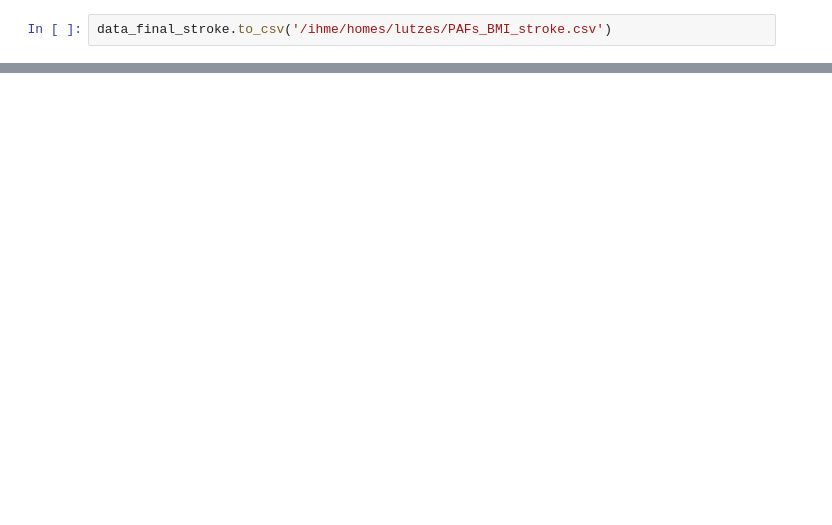
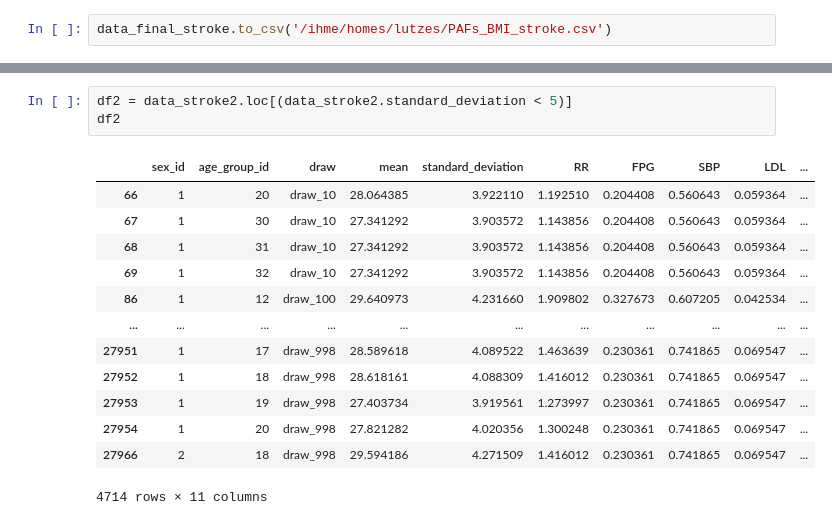
Before and after one commit to ihmeuw/vivarium_research_nih_us_cvd, a Jupyter notebook: PAF_calculations.ipynb, the cells around one changed output, grey strips where cells are left out. Saved outputs shown, nothing was run; the diff lists cells and outputs as text; blank space fills up the shorter version.

```diff
--- a/PAF_calculations.ipynb
+++ b/PAF_calculations.ipynb
@@ -619,0 +674,17 @@ data_final_stroke.to_csv('/ihme/homes/lutzes/PAFs_BMI_stroke.csv')
+# %%
+df2 = data_stroke2.loc[(data_stroke2.standard_deviation < 5)]
+df2
+# %% [output]
+|  | sex_id | age_group_id | draw | mean | standard_deviation | RR | FPG | SBP | LDL | ... |
+| 66 | 1 | 20 | draw_10 | 28.064385 | 3.922110 | 1.192510 | 0.204408 | 0.560643 | 0.059364 | ... |
+| 67 | 1 | 30 | draw_10 | 27.341292 | 3.903572 | 1.143856 | 0.204408 | 0.560643 | 0.059364 | ... |
+| 68 | 1 | 31 | draw_10 | 27.341292 | 3.903572 | 1.143856 | 0.204408 | 0.560643 | 0.059364 | ... |
+| 69 | 1 | 32 | draw_10 | 27.341292 | 3.903572 | 1.143856 | 0.204408 | 0.560643 | 0.059364 | ... |
+| 86 | 1 | 12 | draw_100 | 29.640973 | 4.231660 | 1.909802 | 0.327673 | 0.607205 | 0.042534 | ... |
+| ... | ... | ... | ... | ... | ... | ... | ... | ... | ... | ... |
+| 27951 | 1 | 17 | draw_998 | 28.589618 | 4.089522 | 1.463639 | 0.230361 | 0.741865 | 0.069547 | ... |
+| 27952 | 1 | 18 | draw_998 | 28.618161 | 4.088309 | 1.416012 | 0.230361 | 0.741865 | 0.069547 | ... |
+| 27953 | 1 | 19 | draw_998 | 27.403734 | 3.919561 | 1.273997 | 0.230361 | 0.741865 | 0.069547 | ... |
+| 27954 | 1 | 20 | draw_998 | 27.821282 | 4.020356 | 1.300248 | 0.230361 | 0.741865 | 0.069547 | ... |
+| 27966 | 2 | 18 | draw_998 | 29.594186 | 4.271509 | 1.416012 | 0.230361 | 0.741865 | 0.069547 | ... |
+4714 rows × 11 columns
```
Also changed, not shown: parts of 19 cells of this notebook, 1 other file.
